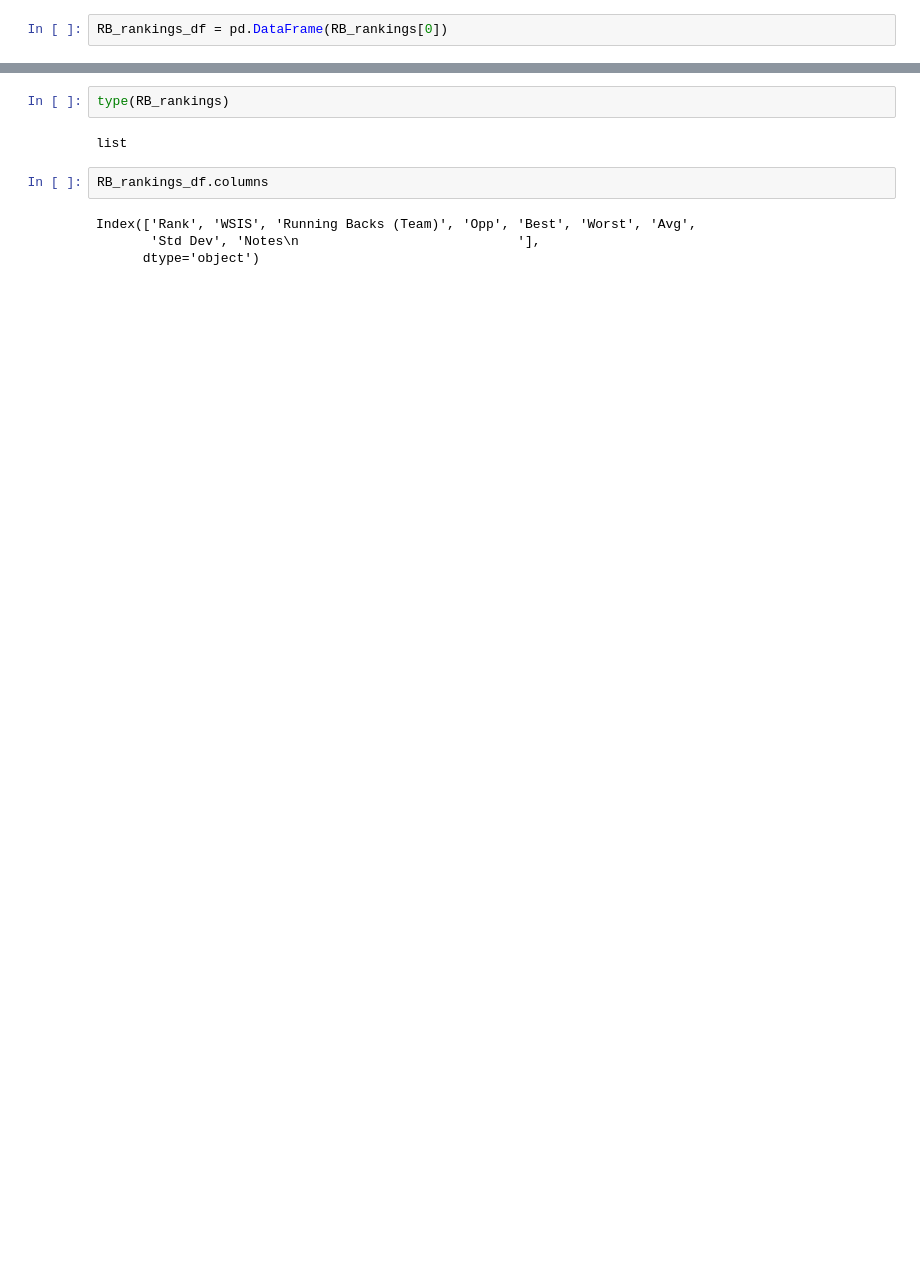
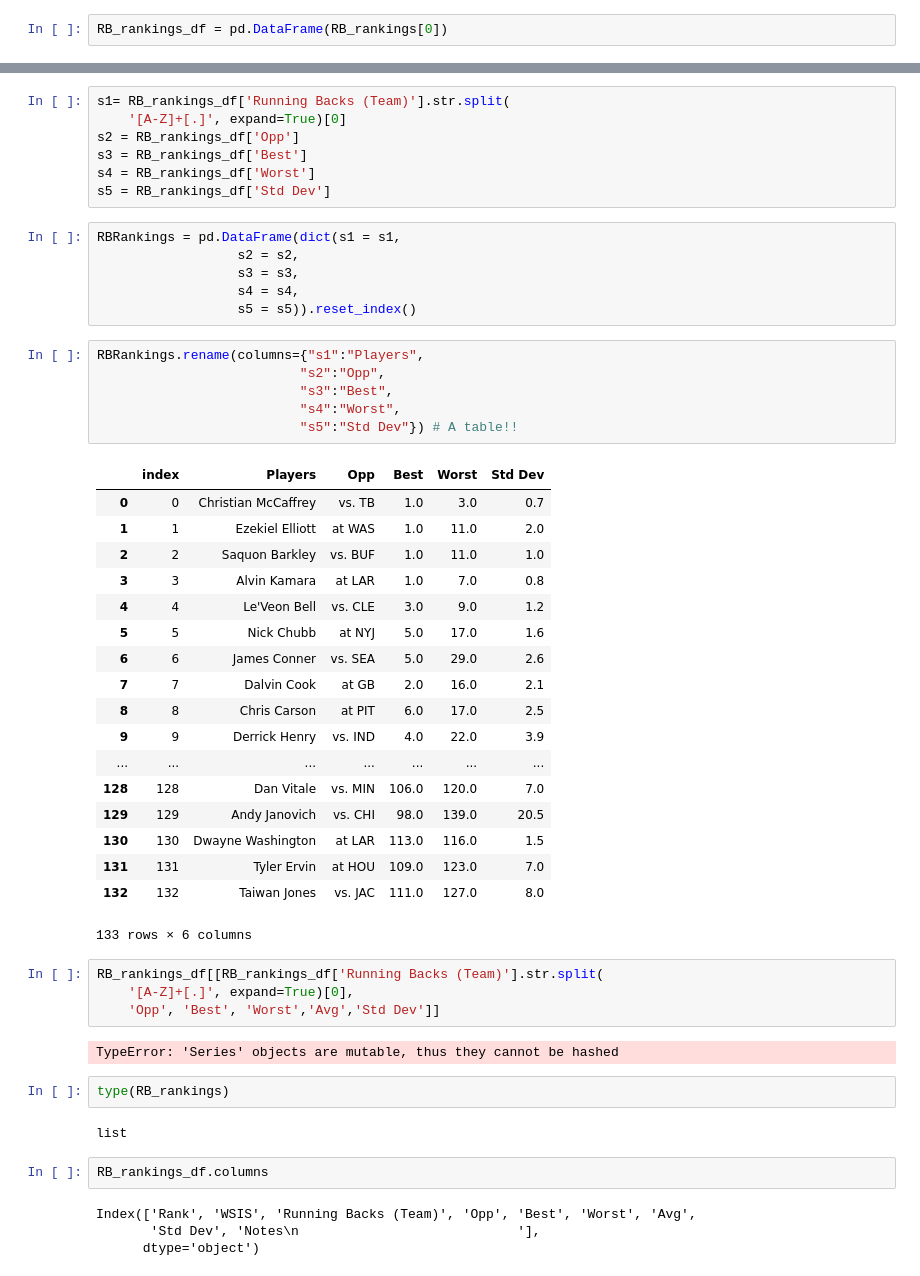
Before and after one commit to jacobakh/FFML, a Jupyter notebook: MLFF2.ipynb, the cells around one changed output, grey strips where cells are left out. Saved outputs shown, nothing was run; the diff lists cells and outputs as text; blank space fills up the shorter version.

Commit message:
Add files via upload
Combine the first table of running back rankings with the following columns: Players, Opp, Best, Worst, Std Dev. Clean format

```diff
--- a/MLFF2.ipynb
+++ b/MLFF2.ipynb
@@ -186,3 +249,47 @@ RB_rankings_df = pd.DataFrame(RB_rankings[0])
+# %%
+s1= RB_rankings_df['Running Backs (Team)'].str.split(
+    '[A-Z]+[.]', expand=True)[0]
+s2 = RB_rankings_df['Opp']
+s3 = RB_rankings_df['Best']
+s4 = RB_rankings_df['Worst']
+s5 = RB_rankings_df['Std Dev']
+# %%
+RBRankings = pd.DataFrame(dict(s1 = s1,
+                  s2 = s2,
+                  s3 = s3,
+                  s4 = s4,
+                  s5 = s5)).reset_index()
+# %%
+RBRankings.rename(columns={"s1":"Players",
+                          "s2":"Opp",
+                          "s3":"Best",
+                          "s4":"Worst",
+                          "s5":"Std Dev"}) # A table!!
+# %% [output]
+|  | index | Players | Opp | Best | Worst | Std Dev |
+| 0 | 0 | Christian McCaffrey | vs. TB | 1.0 | 3.0 | 0.7 |
+| 1 | 1 | Ezekiel Elliott | at WAS | 1.0 | 11.0 | 2.0 |
+| 2 | 2 | Saquon Barkley | vs. BUF | 1.0 | 11.0 | 1.0 |
+| 3 | 3 | Alvin Kamara | at LAR | 1.0 | 7.0 | 0.8 |
+| 4 | 4 | Le'Veon Bell | vs. CLE | 3.0 | 9.0 | 1.2 |
+| 5 | 5 | Nick Chubb | at NYJ | 5.0 | 17.0 | 1.6 |
+| 6 | 6 | James Conner | vs. SEA | 5.0 | 29.0 | 2.6 |
+| 7 | 7 | Dalvin Cook | at GB | 2.0 | 16.0 | 2.1 |
+| 8 | 8 | Chris Carson | at PIT | 6.0 | 17.0 | 2.5 |
+| 9 | 9 | Derrick Henry | vs. IND | 4.0 | 22.0 | 3.9 |
+| ... | ... | ... | ... | ... | ... | ... |
+| 128 | 128 | Dan Vitale | vs. MIN | 106.0 | 120.0 | 7.0 |
+| 129 | 129 | Andy Janovich | vs. CHI | 98.0 | 139.0 | 20.5 |
+| 130 | 130 | Dwayne Washington | at LAR | 113.0 | 116.0 | 1.5 |
+| 131 | 131 | Tyler Ervin | at HOU | 109.0 | 123.0 | 7.0 |
+| 132 | 132 | Taiwan Jones | vs. JAC | 111.0 | 127.0 | 8.0 |
+133 rows × 6 columns
+# %%
+RB_rankings_df[[RB_rankings_df['Running Backs (Team)'].str.split(
+    '[A-Z]+[.]', expand=True)[0],
+    'Opp', 'Best', 'Worst','Avg','Std Dev']]
+# %% [output]
+TypeError: 'Series' objects are mutable, thus they cannot be hashed
 # %%
 type(RB_rankings)
 # %% [output]
```
Also changed, not shown: parts of 12 cells of this notebook.
